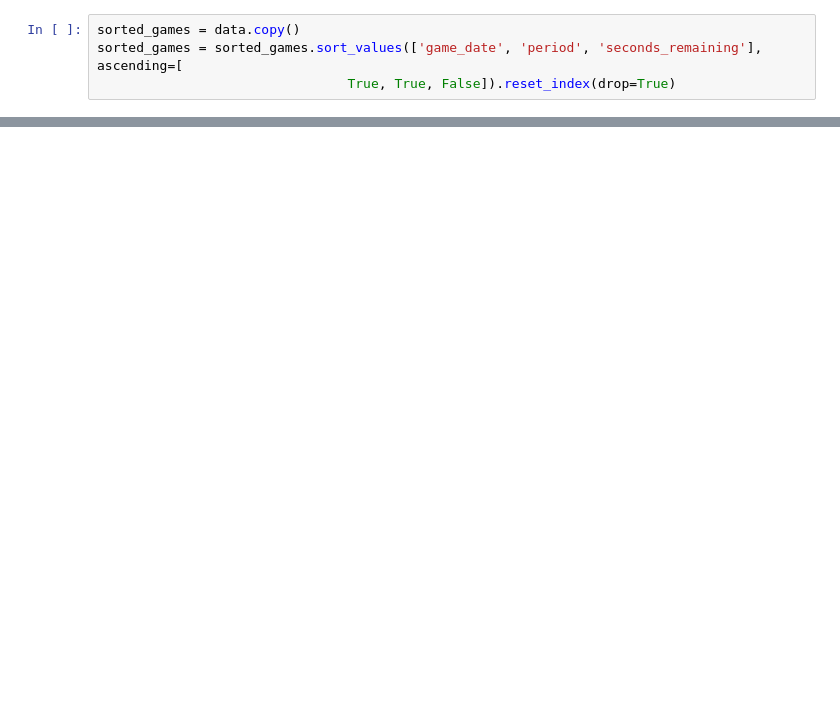
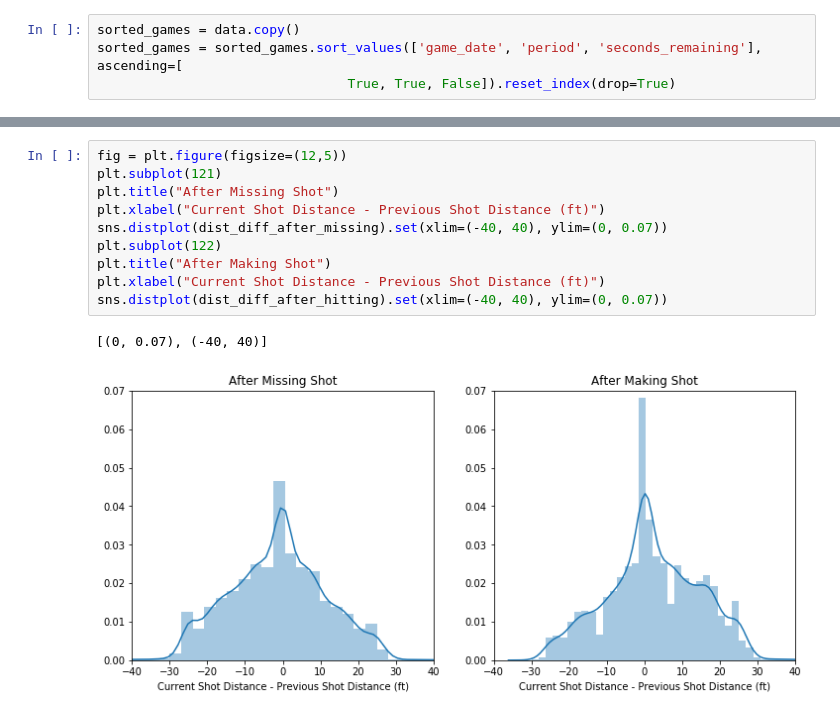
Before and after one commit to anishpdalal/mamba-mentality, a Jupyter notebook: EDA_Summary_Statistics.ipynb, the cells around one changed output, grey strips where cells are left out. Saved outputs shown, nothing was run; the diff lists cells and outputs as text; blank space fills up the shorter version.

```diff
--- a/EDA_Summary_Statistics.ipynb
+++ b/EDA_Summary_Statistics.ipynb
@@ -125,0 +83,13 @@ result
+# %%
+fig = plt.figure(figsize=(12,5))
+plt.subplot(121)
+plt.title("After Missing Shot")
+plt.xlabel("Current Shot Distance - Previous Shot Distance (ft)")
+sns.distplot(dist_diff_after_missing).set(xlim=(-40, 40), ylim=(0, 0.07))
+plt.subplot(122)
+plt.title("After Making Shot")
+plt.xlabel("Current Shot Distance - Previous Shot Distance (ft)")
+sns.distplot(dist_diff_after_hitting).set(xlim=(-40, 40), ylim=(0, 0.07))
+# %% [output]
+[(0, 0.07), (-40, 40)]
+[figure, added]
```
Also changed, not shown: parts of 15 cells of this notebook.
